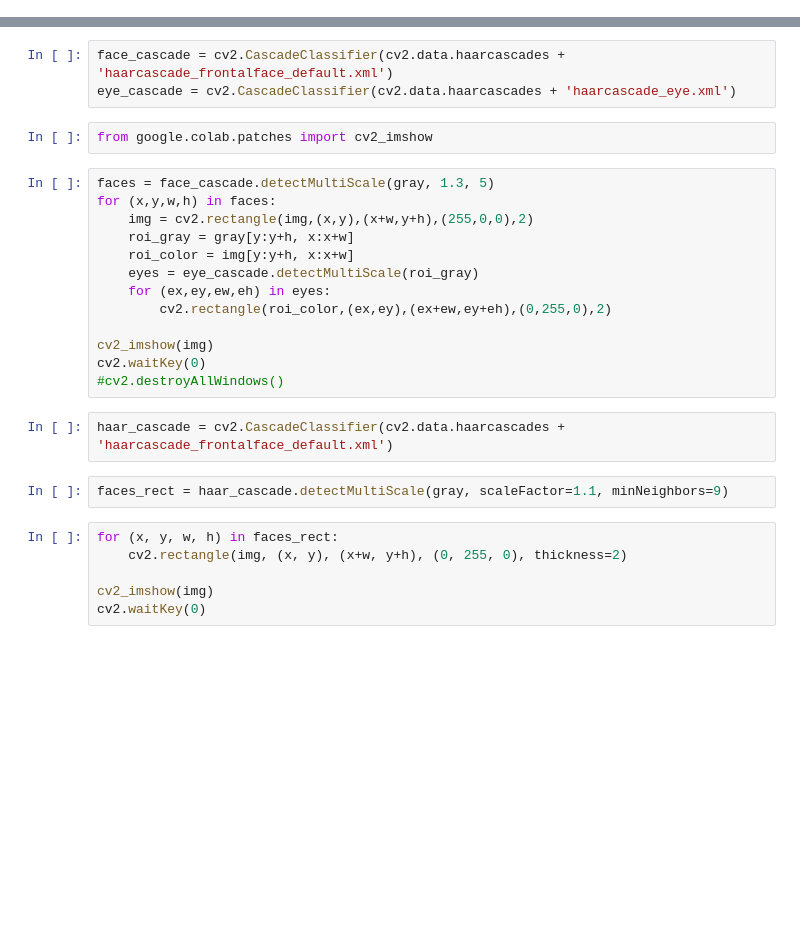
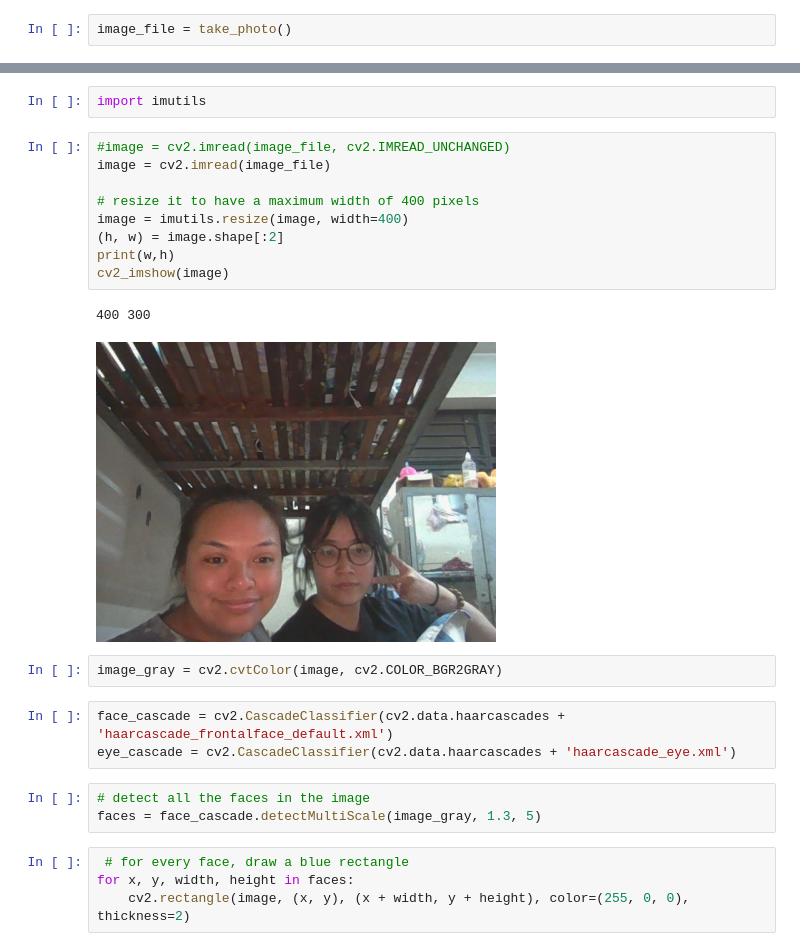
Before and after one commit to 19521309/19521309, a Jupyter notebook: face_regconition.ipynb, the cells around one changed output, grey strips where cells are left out. Cells and saved outputs as stored; diff of their text form; blank space fills up the shorter version.

```diff
--- a/face_regconition.ipynb
+++ b/face_regconition.ipynb
@@ -11,0 +49,2 @@ gray = cv2.cvtColor(img, cv2.COLOR_BGR2GRAY)
+# %%
+image_file = take_photo()
@@ -12,29 +53,27 @@ gray = cv2.cvtColor(img, cv2.COLOR_BGR2GRAY)
+# %%
+import imutils
+# %%
+#image = cv2.imread(image_file, cv2.IMREAD_UNCHANGED)
+image = cv2.imread(image_file)
+
+# resize it to have a maximum width of 400 pixels
+image = imutils.resize(image, width=400)
+(h, w) = image.shape[:2]
+print(w,h)
+cv2_imshow(image)
+# %% [output]
+400 300
+[figure, added]
+# %%
+image_gray = cv2.cvtColor(image, cv2.COLOR_BGR2GRAY)
 # %%
 face_cascade = cv2.CascadeClassifier(cv2.data.haarcascades + 'haarcascade_frontalface_default.xml')
 eye_cascade = cv2.CascadeClassifier(cv2.data.haarcascades + 'haarcascade_eye.xml')
-# %%
-from google.colab.patches import cv2_imshow
-# %%
-faces = face_cascade.detectMultiScale(gray, 1.3, 5)
-for (x,y,w,h) in faces:
-    img = cv2.rectangle(img,(x,y),(x+w,y+h),(255,0,0),2)
-    roi_gray = gray[y:y+h, x:x+w]
-    roi_color = img[y:y+h, x:x+w]
-    eyes = eye_cascade.detectMultiScale(roi_gray)
-    for (ex,ey,ew,eh) in eyes:
-        cv2.rectangle(roi_color,(ex,ey),(ex+ew,ey+eh),(0,255,0),2)
-
-cv2_imshow(img)
-cv2.waitKey(0)
-#cv2.destroyAllWindows()
-# %%
-haar_cascade = cv2.CascadeClassifier(cv2.data.haarcascades + 'haarcascade_frontalface_default.xml')
-# %%
-faces_rect = haar_cascade.detectMultiScale(gray, scaleFactor=1.1, minNeighbors=9)
+# %%
+# detect all the faces in the image
+faces = face_cascade.detectMultiScale(image_gray, 1.3, 5)
 # %%
-for (x, y, w, h) in faces_rect:
-	cv2.rectangle(img, (x, y), (x+w, y+h), (0, 255, 0), thickness=2)
-
-cv2_imshow(img)
-cv2.waitKey(0)
+ # for every face, draw a blue rectangle
+for x, y, width, height in faces:
+    cv2.rectangle(image, (x, y), (x + width, y + height), color=(255, 0, 0), thickness=2)
 # %%
```
Also changed, not shown: parts of 5 cells of this notebook.
